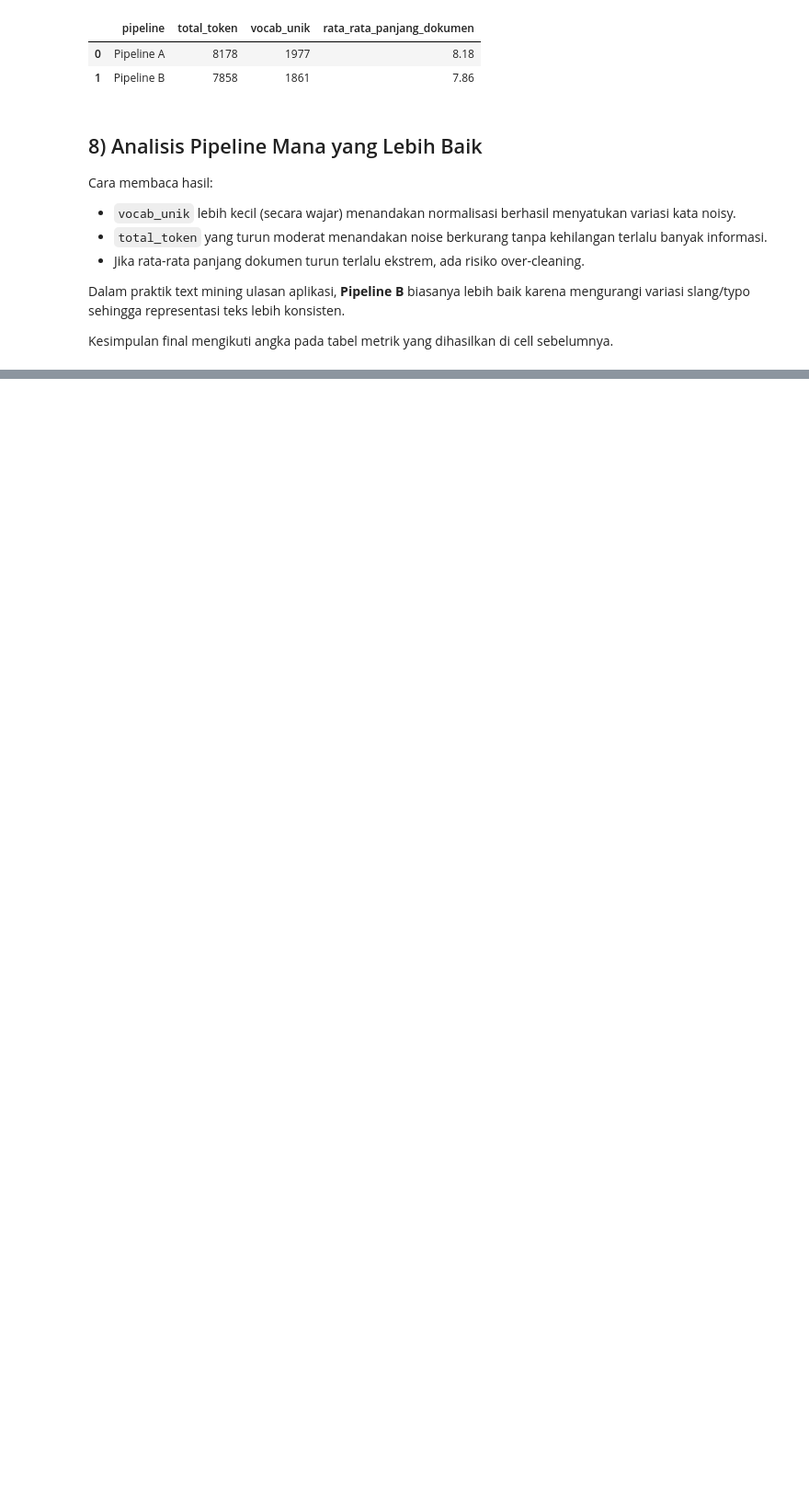
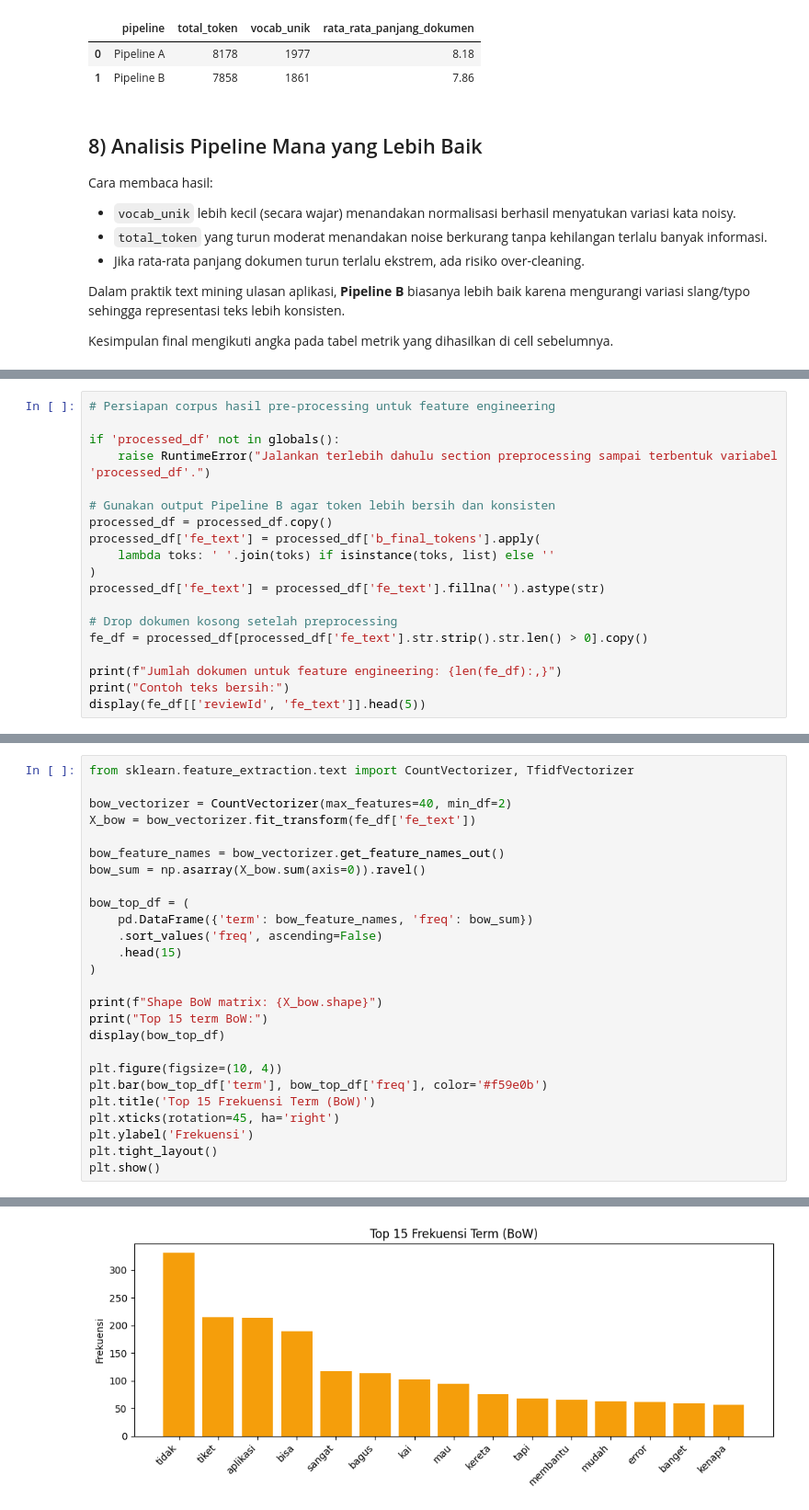
Before and after one commit to titan2903/text_mining_semeter_4, a Jupyter notebook: tugas_pertemuan_2/main.ipynb, the cells around one changed output, grey strips where cells are left out. Shown at 92% size. Saved outputs shown, nothing was run; the diff lists cells and outputs as text; blank space fills up the shorter version.

```diff
--- a/tugas_pertemuan_2/main.ipynb
+++ b/tugas_pertemuan_2/main.ipynb
@@ -432,0 +444,19 @@ Kesimpulan final mengikuti angka pada tabel metrik yang dihasilkan di cell sebel
+# %%
+# Persiapan corpus hasil pre-processing untuk feature engineering
+
+if 'processed_df' not in globals():
+    raise RuntimeError("Jalankan terlebih dahulu section preprocessing sampai terbentuk variabel 'processed_df'.")
+
+# Gunakan output Pipeline B agar token lebih bersih dan konsisten
+processed_df = processed_df.copy()
+processed_df['fe_text'] = processed_df['b_final_tokens'].apply(
+    lambda toks: ' '.join(toks) if isinstance(toks, list) else ''
+)
+processed_df['fe_text'] = processed_df['fe_text'].fillna('').astype(str)
+
+# Drop dokumen kosong setelah preprocessing
+fe_df = processed_df[processed_df['fe_text'].str.strip().str.len() > 0].copy()
+
+print(f"Jumlah dokumen untuk feature engineering: {len(fe_df):,}")
+print("Contoh teks bersih:")
+display(fe_df[['reviewId', 'fe_text']].head(5))
@@ -432,0 +474,27 @@ Kesimpulan final mengikuti angka pada tabel metrik yang dihasilkan di cell sebel
+# %%
+from sklearn.feature_extraction.text import CountVectorizer, TfidfVectorizer
+
+bow_vectorizer = CountVectorizer(max_features=40, min_df=2)
+X_bow = bow_vectorizer.fit_transform(fe_df['fe_text'])
+
+bow_feature_names = bow_vectorizer.get_feature_names_out()
+bow_sum = np.asarray(X_bow.sum(axis=0)).ravel()
+
+bow_top_df = (
+    pd.DataFrame({'term': bow_feature_names, 'freq': bow_sum})
+    .sort_values('freq', ascending=False)
+    .head(15)
+)
+
+print(f"Shape BoW matrix: {X_bow.shape}")
+print("Top 15 term BoW:")
+display(bow_top_df)
+
+plt.figure(figsize=(10, 4))
+plt.bar(bow_top_df['term'], bow_top_df['freq'], color='#f59e0b')
+plt.title('Top 15 Frekuensi Term (BoW)')
+plt.xticks(rotation=45, ha='right')
+plt.ylabel('Frekuensi')
+plt.tight_layout()
+plt.show()
+# %% [output]
@@ -432,0 +519 @@ Kesimpulan final mengikuti angka pada tabel metrik yang dihasilkan di cell sebel
+[figure, added]
```
Also changed, not shown: parts of 17 cells of this notebook, 1 other file.
